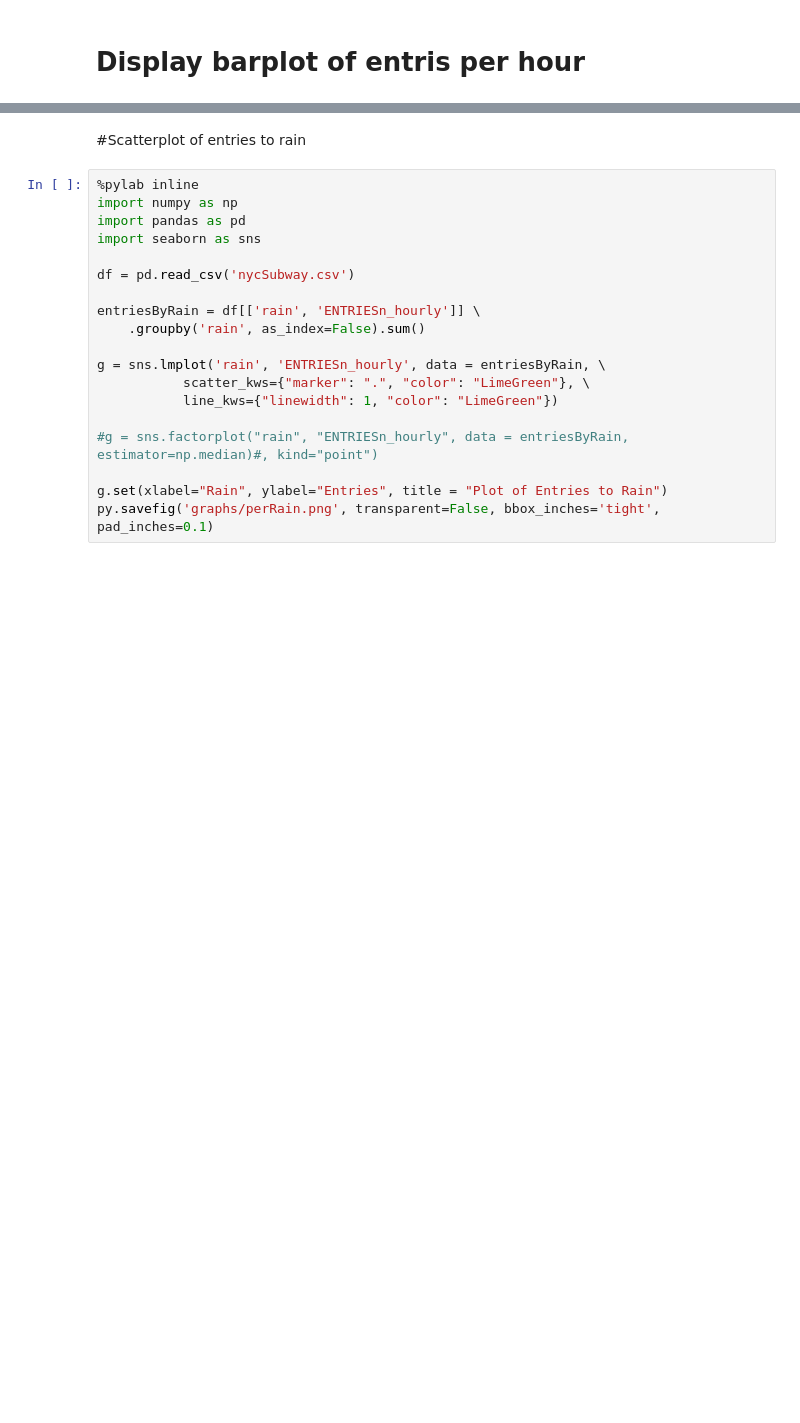
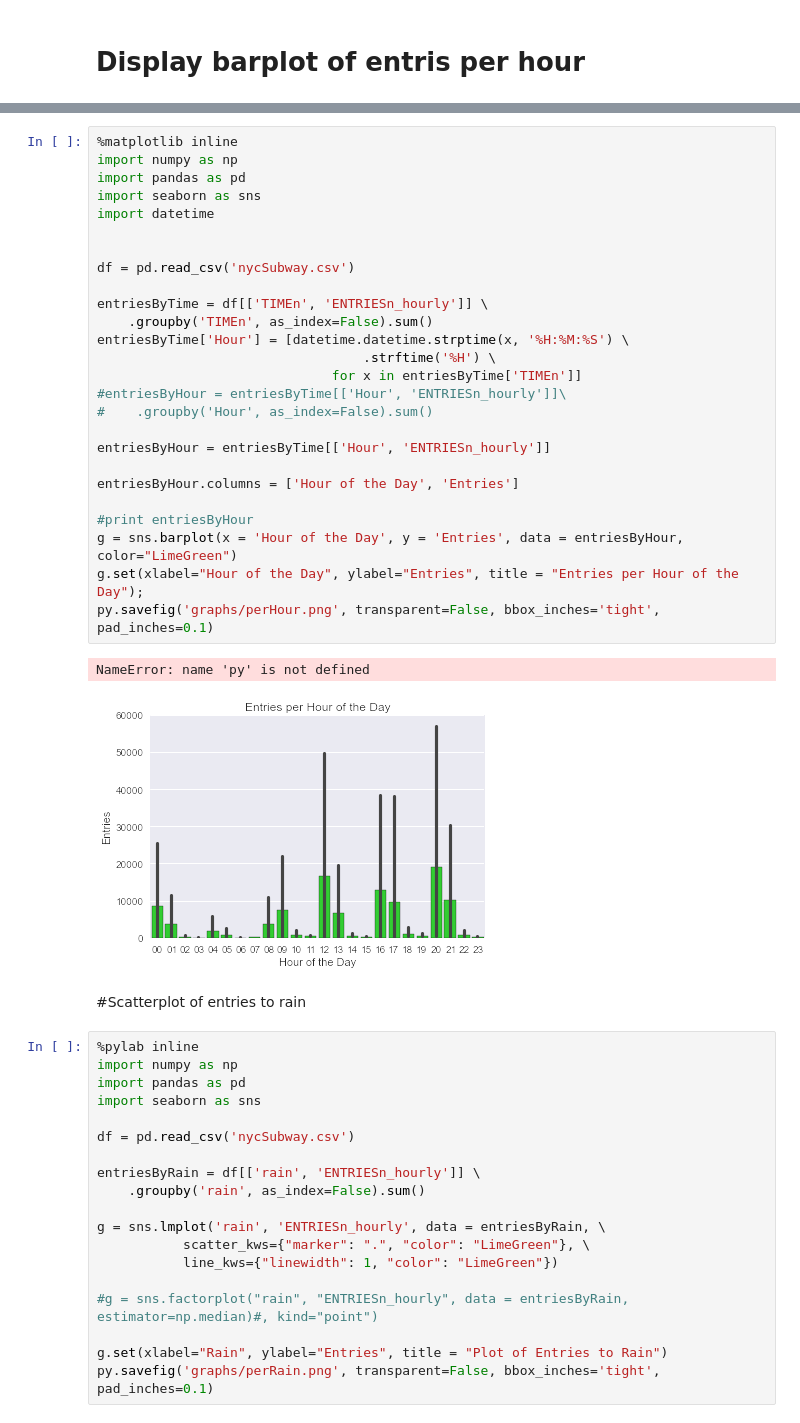
Before and after one commit to upjohnc/UdacityProject, a Jupyter notebook: Graph Analysis.ipynb, the cells around one changed output, grey strips where cells are left out. Cells and saved outputs as stored; diff of their text form; blank space fills up the shorter version.

```diff
--- a/Graph Analysis.ipynb
+++ b/Graph Analysis.ipynb
@@ -86,3 +86,32 @@ py.savefig('graphs/perHour.png', transparent=False, bbox_inches='tight', pad_inc
+# %%
+%matplotlib inline
+import numpy as np
+import pandas as pd
+import seaborn as sns
+import datetime
+
+
+df = pd.read_csv('nycSubway.csv')
+
+entriesByTime = df[['TIMEn', 'ENTRIESn_hourly']] \
+    .groupby('TIMEn', as_index=False).sum()
+entriesByTime['Hour'] = [datetime.datetime.strptime(x, '%H:%M:%S') \
+                                  .strftime('%H') \
+                              for x in entriesByTime['TIMEn']]
+#entriesByHour = entriesByTime[['Hour', 'ENTRIESn_hourly']]\
+#    .groupby('Hour', as_index=False).sum()
+
+entriesByHour = entriesByTime[['Hour', 'ENTRIESn_hourly']]
+
+entriesByHour.columns = ['Hour of the Day', 'Entries']
+
+#print entriesByHour
+g = sns.barplot(x = 'Hour of the Day', y = 'Entries', data = entriesByHour, color="LimeGreen")
+g.set(xlabel="Hour of the Day", ylabel="Entries", title = "Entries per Hour of the Day");
+py.savefig('graphs/perHour.png', transparent=False, bbox_inches='tight', pad_inches=0.1)
+# %% [output]
+NameError: name 'py' is not defined
+[figure, added]
 # %% [markdown]
 #Scatterplot of entries to rain
 # %%
```
Also changed, not shown: parts of 16 cells of this notebook, 14 other files.
